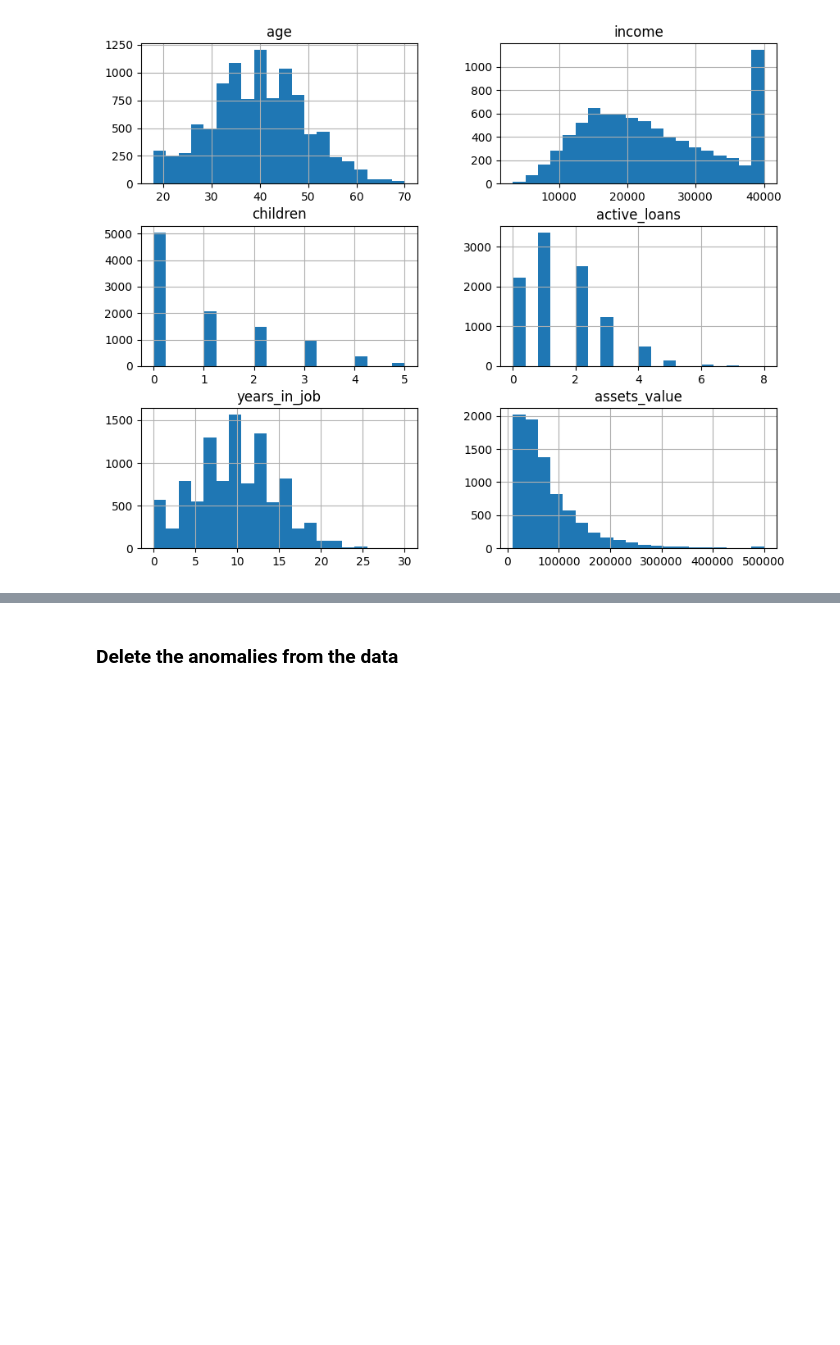
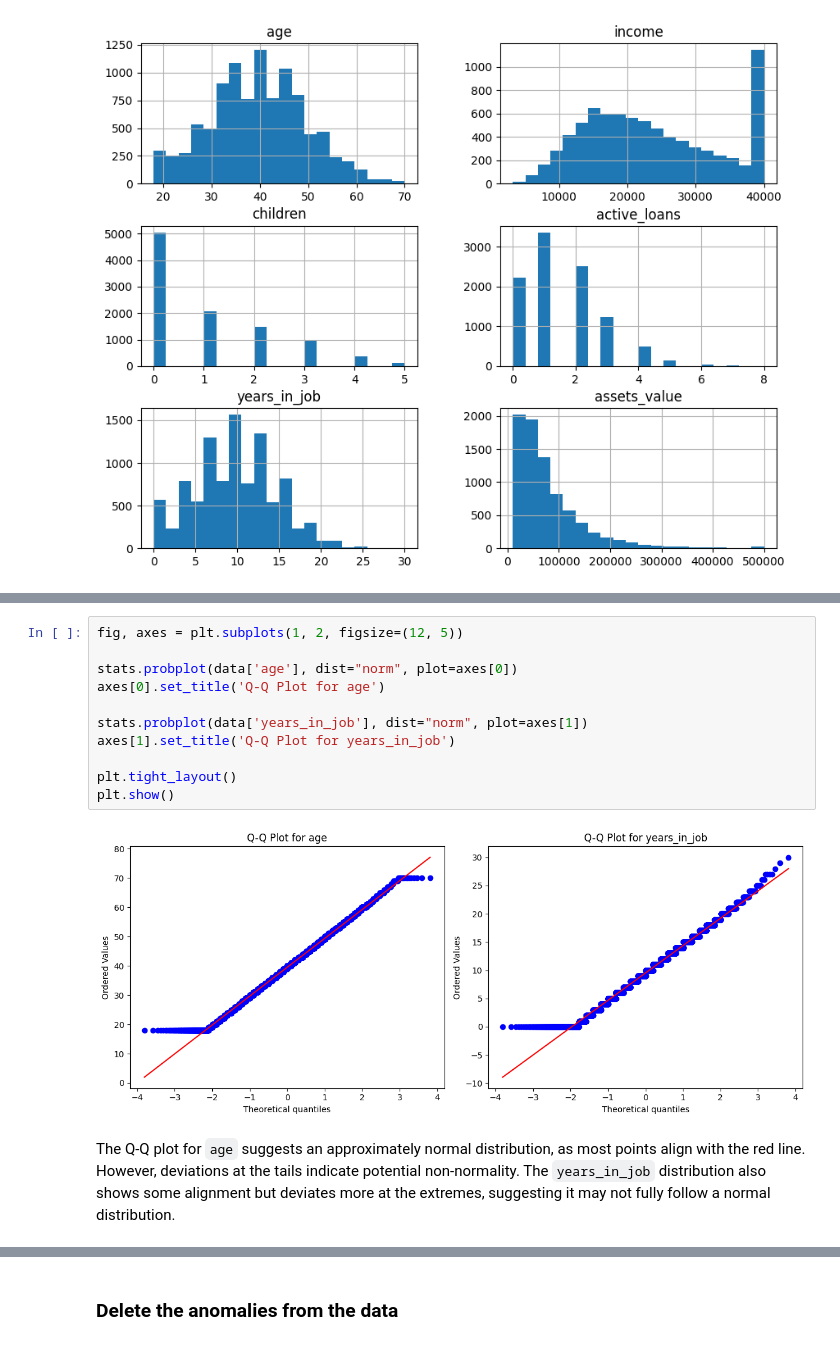
Before and after one commit to davydantoniuk/credit-risk-classifier, a Jupyter notebook: client_classifier.ipynb, the cells around one changed output, grey strips where cells are left out. Cells and saved outputs as stored; diff of their text form; blank space fills up the shorter version.

```diff
--- a/client_classifier.ipynb
+++ b/client_classifier.ipynb
@@ -146,0 +197,15 @@ So let's try to build a model without any transformation on the data. I will use
+# %%
+fig, axes = plt.subplots(1, 2, figsize=(12, 5))
+
+stats.probplot(data['age'], dist="norm", plot=axes[0])
+axes[0].set_title('Q-Q Plot for age')
+
+stats.probplot(data['years_in_job'], dist="norm", plot=axes[1])
+axes[1].set_title('Q-Q Plot for years_in_job')
+
+plt.tight_layout()
+plt.show()
+# %% [output]
+[figure, added]
+# %% [markdown]
+The Q-Q plot for `age` suggests an approximately normal distribution, as most points align with the red line. However, deviations at the tails indicate potential non-normality. The `years_in_job` distribution also shows some alignment but deviates more at the extremes, suggesting it may not fully follow a normal distribution.
```
Also changed, not shown: parts of 135 cells of this notebook.
